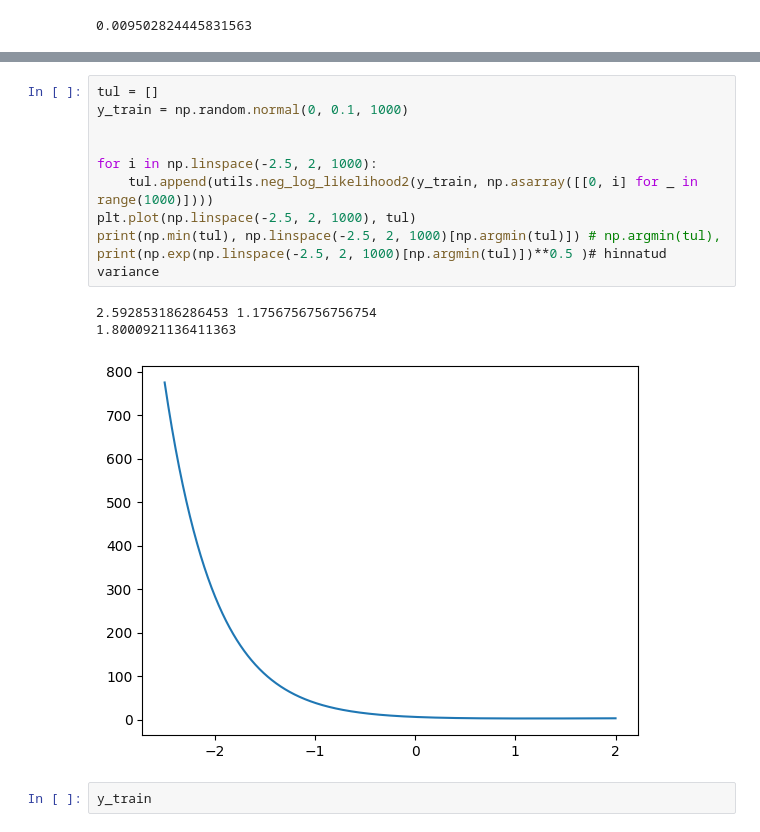
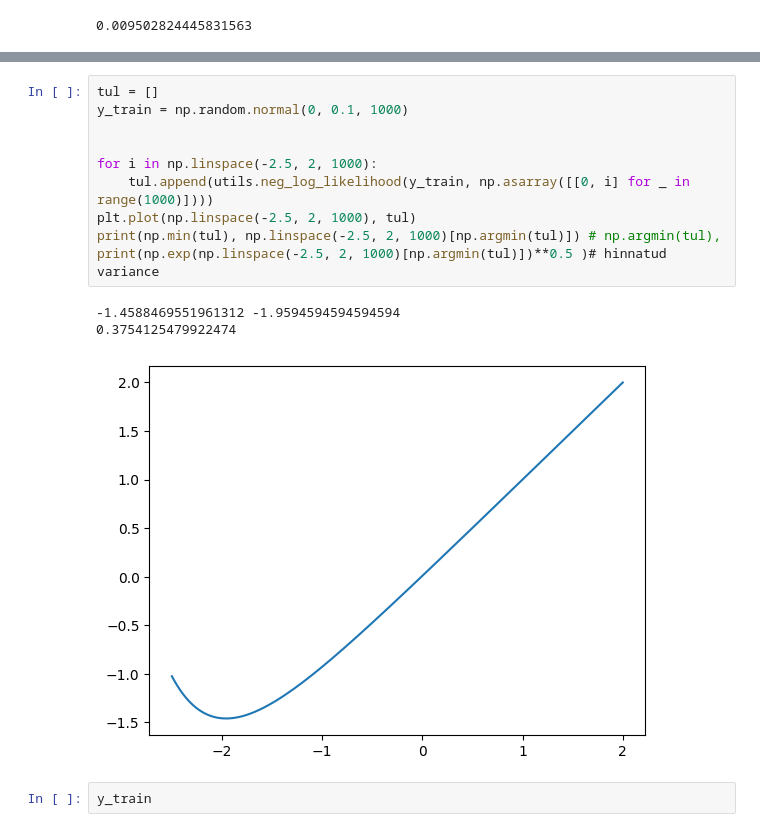
Before and after one commit to ToomasRo/BAtoo, a Jupyter notebook: notebooks/12_finding_rmse.ipynb, the cells around one changed output, grey strips where cells are left out. Cells and saved outputs as stored; diff of their text form.

```diff
--- a/notebooks/12_finding_rmse.ipynb
+++ b/notebooks/12_finding_rmse.ipynb
@@ -1247,17 +1247,17 @@ array([[ 0.00970639, -1.9228097 ],
 # %%
 tul = []
 y_train = np.random.normal(0, 0.1, 1000)
 
 
 for i in np.linspace(-2.5, 2, 1000):
-    tul.append(utils.neg_log_likelihood2(y_train, np.asarray([[0, i] for _ in range(1000)])))
+    tul.append(utils.neg_log_likelihood(y_train, np.asarray([[0, i] for _ in range(1000)])))
 plt.plot(np.linspace(-2.5, 2, 1000), tul)
 print(np.min(tul), np.linspace(-2.5, 2, 1000)[np.argmin(tul)]) # np.argmin(tul),
 print(np.exp(np.linspace(-2.5, 2, 1000)[np.argmin(tul)])**0.5 )# hinnatud variance
 # %% [output]
-2.592853186286453 1.1756756756756754
-1.8000921136411363
+-1.4588469551961312 -1.9594594594594594
+0.3754125479922474
-[figure, old version]
+[figure, new version]
 # %%
 y_train
 # %% [output]
```
Also changed, not shown: 44 other files.
